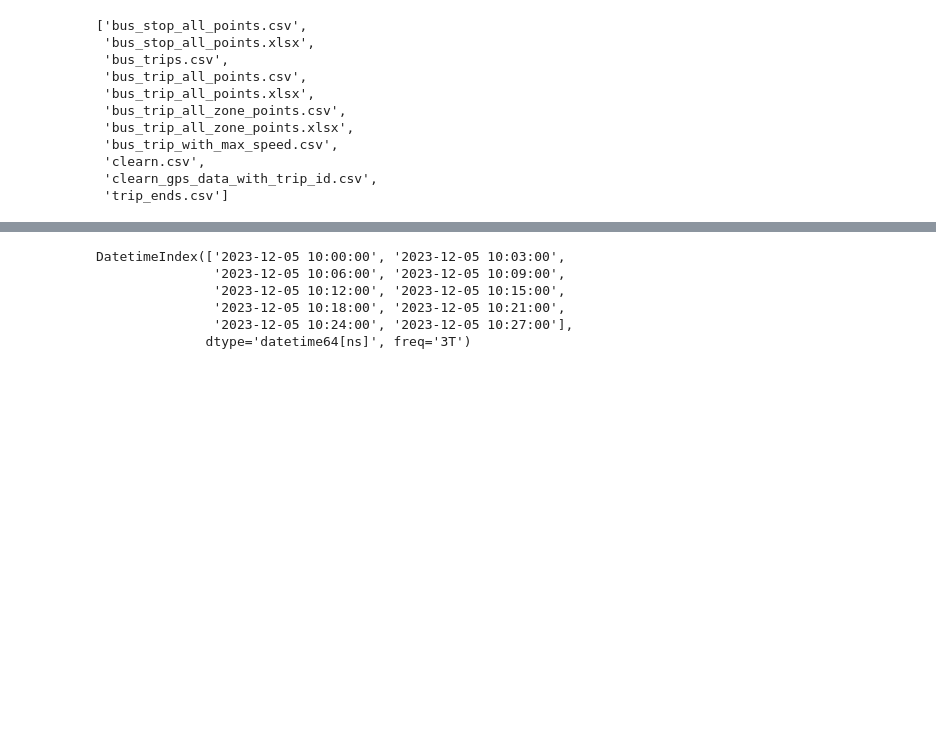
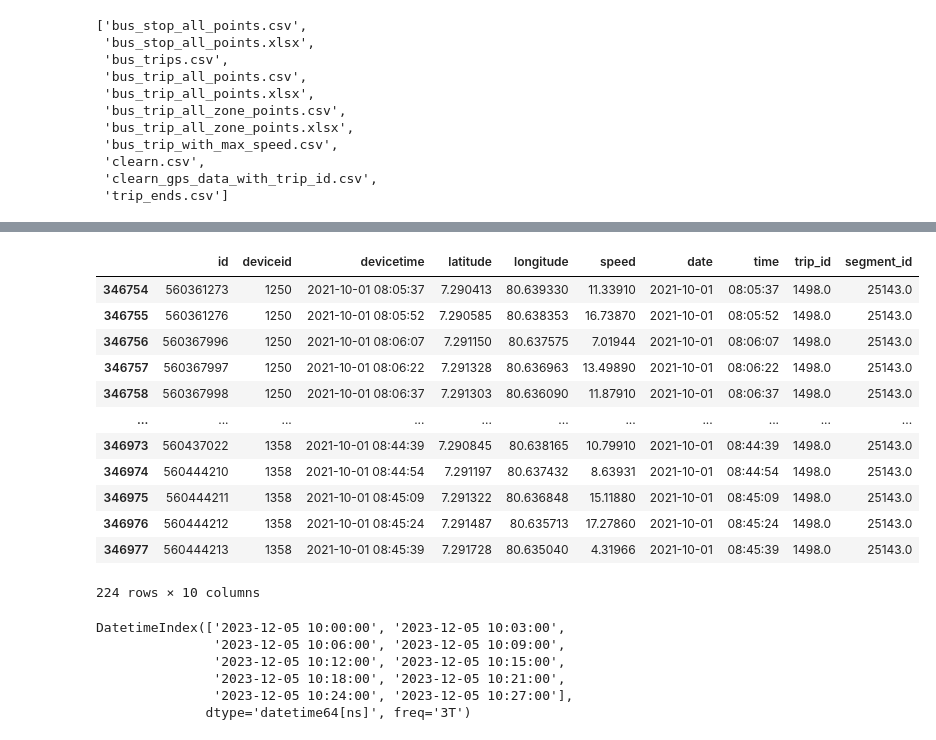
Before and after one commit to DriverBehaviour-FYP/Driver-Behaviour-Analysis, a Jupyter notebook: notebook/segment-by-distance/TripSegmenterByDistance.ipynb, the cells around one changed output, grey strips where cells are left out. Saved outputs shown, nothing was run; the diff lists cells and outputs as text; code cells hidden in the pictures; blank space fills up the shorter version.

```diff
--- a/notebook/segment-by-distance/TripSegmenterByDistance.ipynb
+++ b/notebook/segment-by-distance/TripSegmenterByDistance.ipynb
@@ -324,2 +363,18 @@ groupby_res[groupby_res['id']>50]
+# %%
+result_df[result_df['segment_id'] == 23328.0]
+# %% [output]
+|  | id | deviceid | devicetime | latitude | longitude | speed | date | time | trip_id | segment_id |
+| 346754 | 560361273 | 1250 | 2021-10-01 08:05:37 | 7.290413 | 80.639330 | 11.33910 | 2021-10-01 | 08:05:37 | 1498.0 | 25143.0 |
+| 346755 | 560361276 | 1250 | 2021-10-01 08:05:52 | 7.290585 | 80.638353 | 16.73870 | 2021-10-01 | 08:05:52 | 1498.0 | 25143.0 |
+| 346756 | 560367996 | 1250 | 2021-10-01 08:06:07 | 7.291150 | 80.637575 | 7.01944 | 2021-10-01 | 08:06:07 | 1498.0 | 25143.0 |
+| 346757 | 560367997 | 1250 | 2021-10-01 08:06:22 | 7.291328 | 80.636963 | 13.49890 | 2021-10-01 | 08:06:22 | 1498.0 | 25143.0 |
+| 346758 | 560367998 | 1250 | 2021-10-01 08:06:37 | 7.291303 | 80.636090 | 11.87910 | 2021-10-01 | 08:06:37 | 1498.0 | 25143.0 |
+| ... | ... | ... | ... | ... | ... | ... | ... | ... | ... | ... |
+| 346973 | 560437022 | 1358 | 2021-10-01 08:44:39 | 7.290845 | 80.638165 | 10.79910 | 2021-10-01 | 08:44:39 | 1498.0 | 25143.0 |
+| 346974 | 560444210 | 1358 | 2021-10-01 08:44:54 | 7.291197 | 80.637432 | 8.63931 | 2021-10-01 | 08:44:54 | 1498.0 | 25143.0 |
+| 346975 | 560444211 | 1358 | 2021-10-01 08:45:09 | 7.291322 | 80.636848 | 15.11880 | 2021-10-01 | 08:45:09 | 1498.0 | 25143.0 |
+| 346976 | 560444212 | 1358 | 2021-10-01 08:45:24 | 7.291487 | 80.635713 | 17.27860 | 2021-10-01 | 08:45:24 | 1498.0 | 25143.0 |
+| 346977 | 560444213 | 1358 | 2021-10-01 08:45:39 | 7.291728 | 80.635040 | 4.31966 | 2021-10-01 | 08:45:39 | 1498.0 | 25143.0 |
+224 rows × 10 columns
 # %%
 import folium
```
Also changed, not shown: parts of 7 cells of this notebook, 3 other files.
